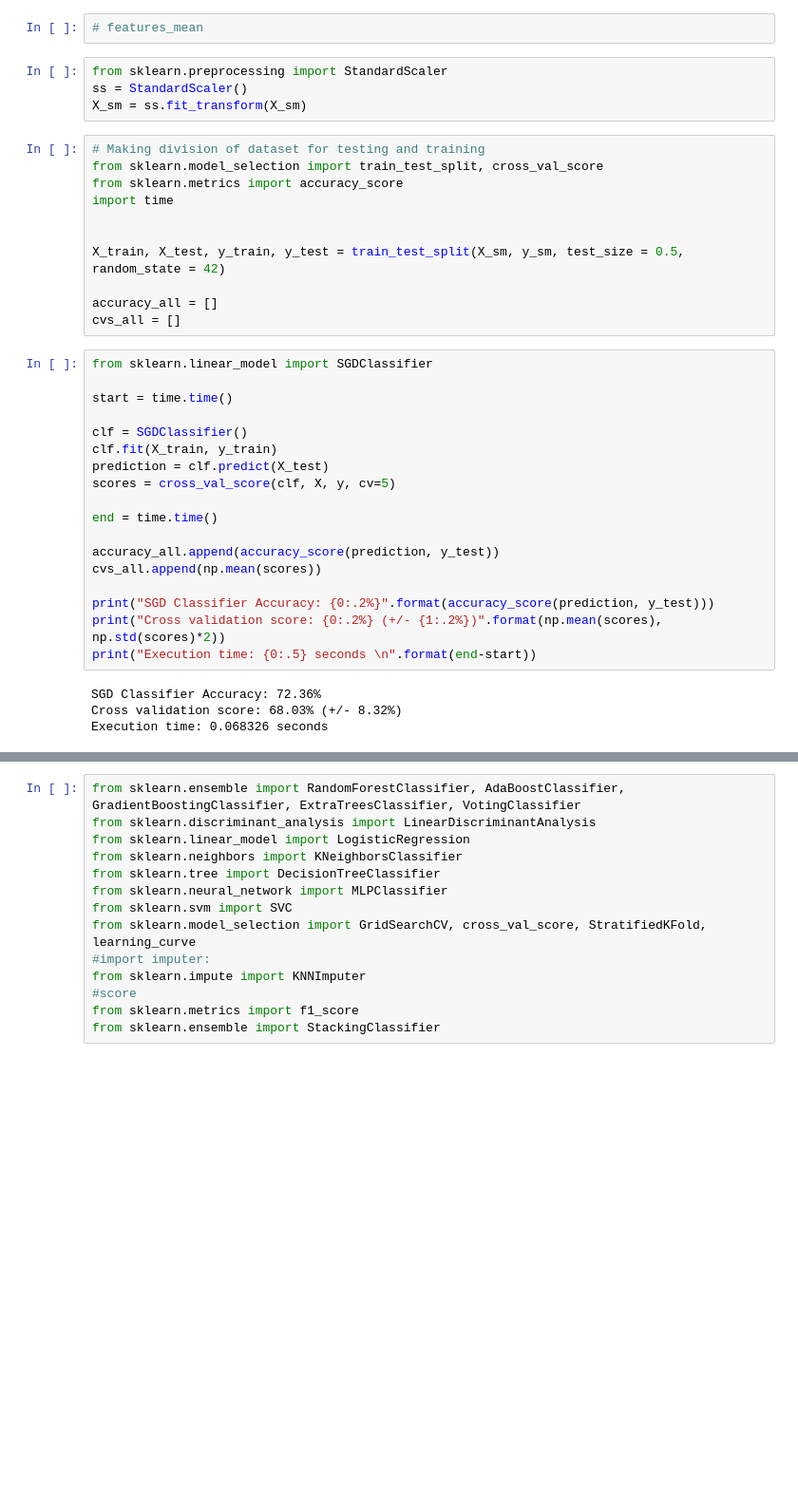
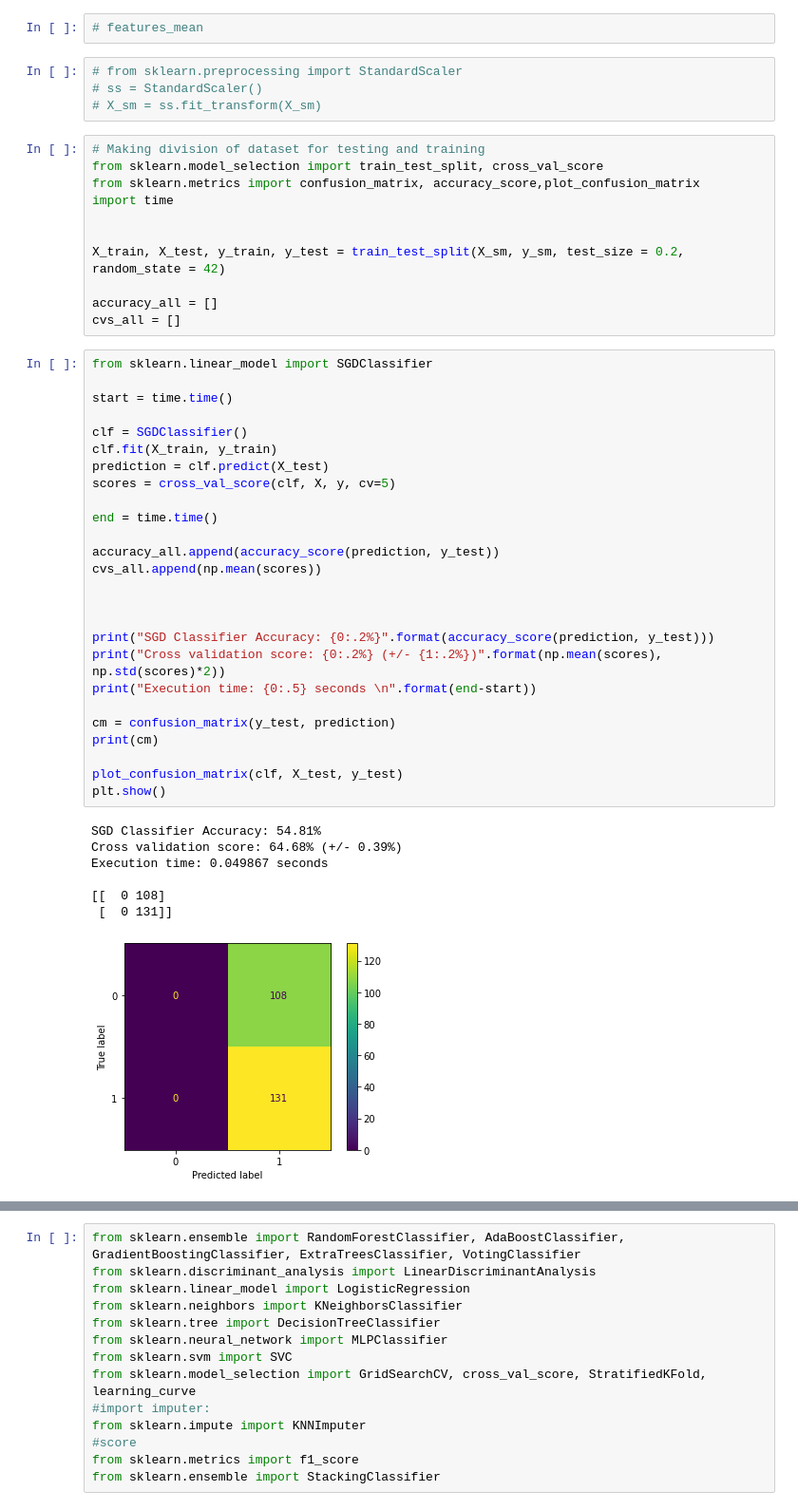
Before and after one commit to ZeeWING-Projects/DM-Project, a Jupyter notebook: Classification code/Classifcation-Algorithms.ipynb, the cells around one changed output, grey strips where cells are left out. Shown: that part at 95% size. Drawn from its saved outputs; the diff is of its cells as text; blank space fills up the shorter version.

```diff
--- a/Classification code/Classifcation-Algorithms.ipynb
+++ b/Classification code/Classifcation-Algorithms.ipynb
@@ -46,42 +46,54 @@ X_sm, y_sm = sm.fit_resample(X, y)
 # %%
 # features_mean
 # %%
-from sklearn.preprocessing import StandardScaler
-ss = StandardScaler()
-X_sm = ss.fit_transform(X_sm)
+# from sklearn.preprocessing import StandardScaler
+# ss = StandardScaler()
+# X_sm = ss.fit_transform(X_sm)
 # %%
 # Making division of dataset for testing and training
 from sklearn.model_selection import train_test_split, cross_val_score
-from sklearn.metrics import accuracy_score
+from sklearn.metrics import confusion_matrix, accuracy_score,plot_confusion_matrix
 import time
 
 
-X_train, X_test, y_train, y_test = train_test_split(X_sm, y_sm, test_size = 0.5, random_state = 42)
+X_train, X_test, y_train, y_test = train_test_split(X_sm, y_sm, test_size = 0.2, random_state = 42)
 
 accuracy_all = []
 cvs_all = []
 # %%
 from sklearn.linear_model import SGDClassifier
 
 start = time.time()
 
 clf = SGDClassifier()
 clf.fit(X_train, y_train)
 prediction = clf.predict(X_test)
 scores = cross_val_score(clf, X, y, cv=5)
 
 end = time.time()
 
 accuracy_all.append(accuracy_score(prediction, y_test))
 cvs_all.append(np.mean(scores))
 
+
+
 print("SGD Classifier Accuracy: {0:.2%}".format(accuracy_score(prediction, y_test)))
 print("Cross validation score: {0:.2%} (+/- {1:.2%})".format(np.mean(scores), np.std(scores)*2))
 print("Execution time: {0:.5} seconds \n".format(end-start))
+
+cm = confusion_matrix(y_test, prediction)
+print(cm)
+
+plot_confusion_matrix(clf, X_test, y_test)
+plt.show()
 # %% [output]
-SGD Classifier Accuracy: 72.36%
-Cross validation score: 68.03% (+/- 8.32%)
-Execution time: 0.068326 seconds
+SGD Classifier Accuracy: 54.81%
+Cross validation score: 64.68% (+/- 0.39%)
+Execution time: 0.049867 seconds
+
+[[  0 108]
+ [  0 131]]
+[figure, added]
 # %%
 #NOW APPLY THE CLASSIFIERS
 from sklearn.svm import SVC, NuSVC, LinearSVC
```
Also changed, not shown: parts of 5 cells of this notebook, 9 other files.
